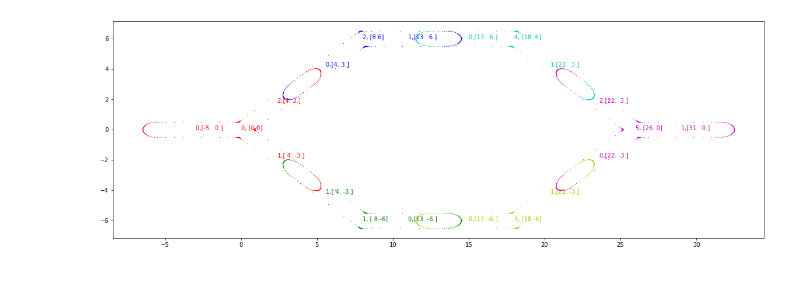
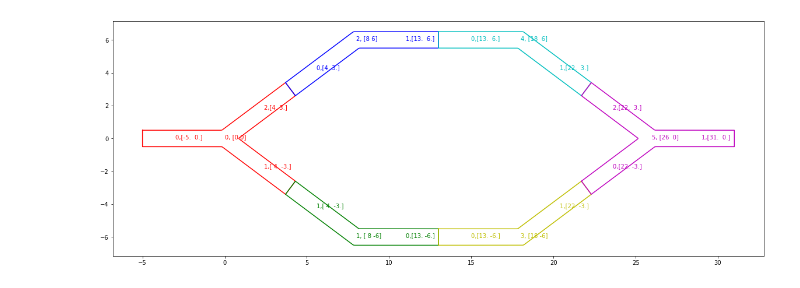
Before and after one commit to WangHaiYang874/stokes2d, a Jupyter notebook: exp1/demo.ipynb, the cells around one changed output. Saved outputs shown, nothing was run; the diff lists cells and outputs as text; code cells hidden in the pictures.

```diff
--- a/exp1/demo.ipynb
+++ b/exp1/demo.ipynb
@@ -13,3 +15,5 @@ from scipy.sparse.linalg import gmres, LinearOperator
 # %%
-with open('./pipes_and_shifts.pickle','rb') as f:
+# with open('pipes_and_shifts.pickle','rb') as f:
+#     pipes, shifts = pickle.load(f)
+with open('pipes_and_shifts_fmm.pickle','rb') as f:
     pipes, shifts = pickle.load(f)
@@ -16,14 +24,13 @@ with open('./pipes_and_shifts.pickle','rb') as f:
 # %%
 color = ['r','g','b','y','c','m','k']
 
 fig,ax = plt.subplots(figsize=(20,10))
 ax.set_aspect('equal')
 
 for a,i,j,c in zip(range(10),pipes,shifts,color):
-    panel_break_pts = np.array([cplx2pt(p.start_pt) + j for p in i.panels])
-    ax.scatter(panel_break_pts[:,0], panel_break_pts[:,1],c=c,s=0.1)
+    ax.plot(*(i.exterior_boundary.plyg_bdr() + j).T,c=c)
     for k,let in enumerate(i.lets):
         ax.text(*(0.6*let.matching_pt + j),f'{k},{let.matching_pt + j}',color=c)
     ax.text(*j,f'{a}, {j}',color=c)
 # %% [output]
-[figure, old version]
+[figure, new version]
```
Also changed, not shown: parts of 7 cells of this notebook, 32 other files.
